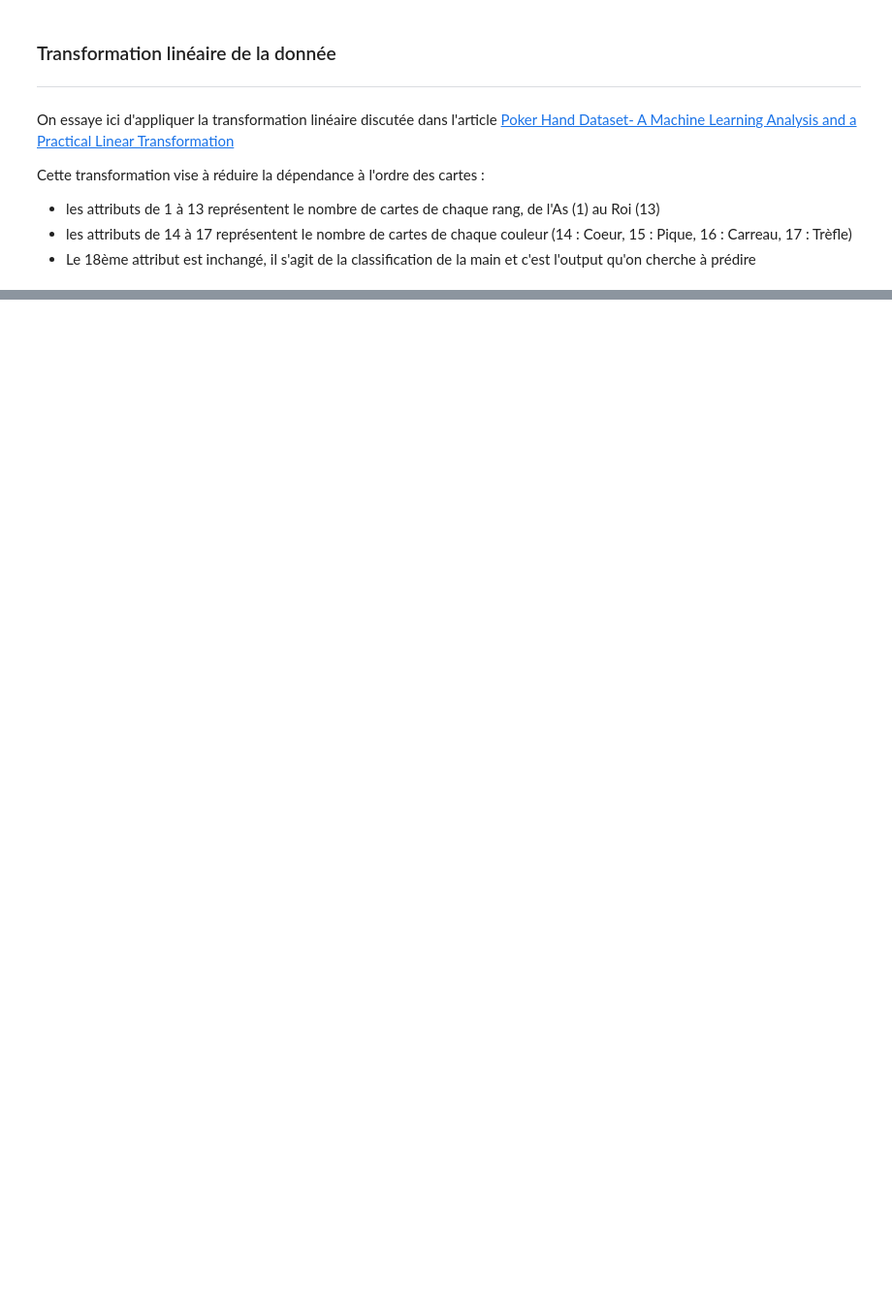
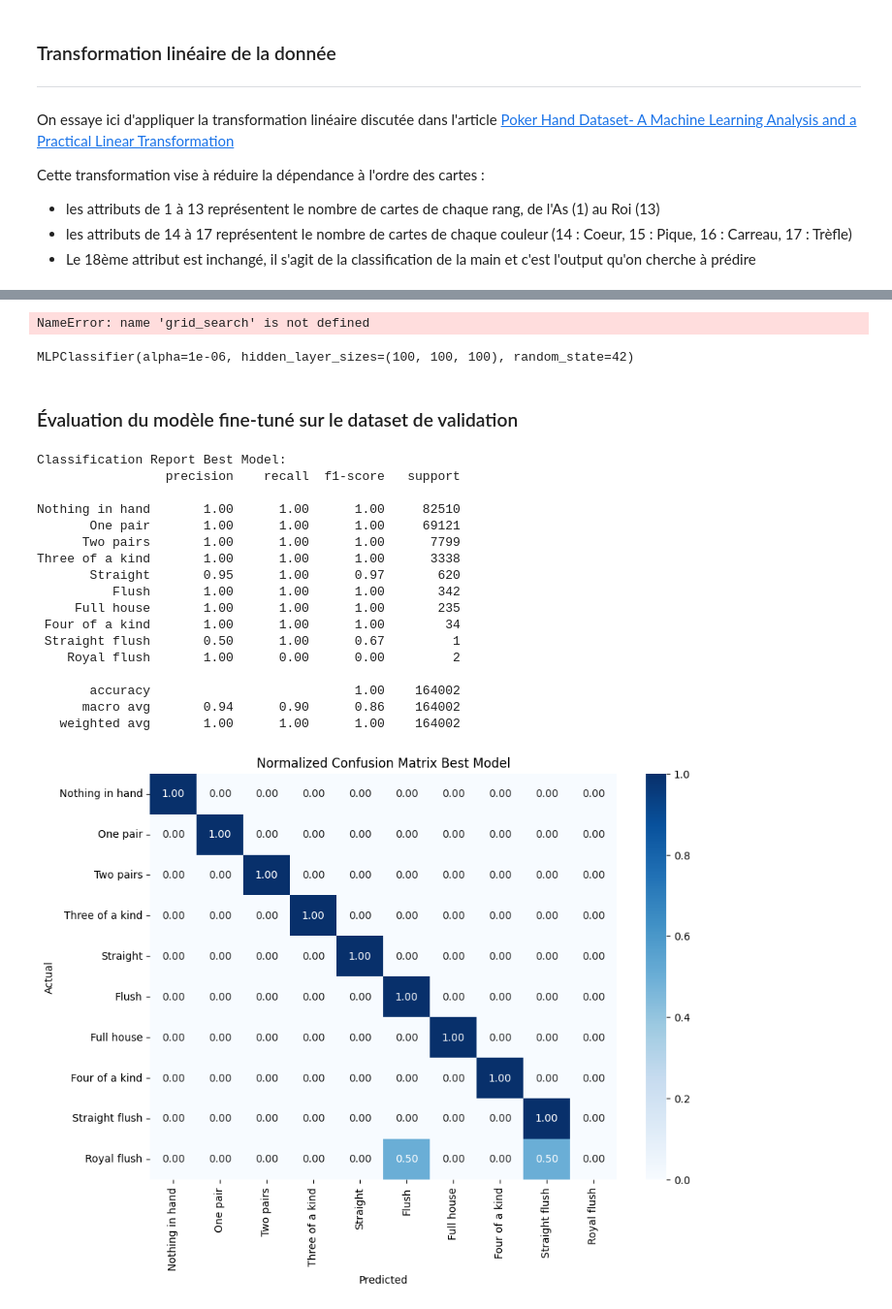
Before and after one commit to CyberlaClov/DAML_poker_hand, a Jupyter notebook: cp-neural-network.ipynb, the cells around one changed output, grey strips where cells are left out. Shown at 97% size. Cells and saved outputs as stored; diff of their text form; code cells hidden in the pictures; blank space fills up the shorter version.

```diff
--- a/cp-neural-network.ipynb
+++ b/cp-neural-network.ipynb
@@ -161,0 +230,80 @@ weighted avg       0.53      0.56      0.48    205002
+# %%
+# Get the best model from grid search
+best_model = grid_search.best_estimator_
+
+# Predict on the test set using the best model
+y_test_pred_best = best_model.predict(X_test_scaled)
+
+# Generate classification report for the best model
+report_best = classification_report(y_test, y_test_pred_best, target_names=list(class_names.values()), zero_division=1)
+print(f'Classification Report for Best Model:\n{report_best}')
+
+# Generate confusion matrix for the best model
+conf_matrix_best = confusion_matrix(y_test, y_test_pred_best)
+
+# Plot confusion matrix for the best model
+plt.figure(figsize=(10, 7))
+sns.heatmap(conf_matrix_best, annot=True, fmt='d', cmap='Blues', xticklabels=list(class_names.values()), yticklabels=list(class_names.values()))
+plt.xlabel('Predicted')
+plt.ylabel('Actual')
+plt.title('Confusion Matrix for Best Model')
+plt.show()
+# %% [output]
+NameError: name 'grid_search' is not defined
+# %%
+
+# Define the MLPClassifier model
+mlp = MLPClassifier(hidden_layer_sizes=(100, 100, 100),
+                    learning_rate_init=0.001,
+                    alpha=1e-6,
+                    activation="relu",
+                    solver='adam',
+                    random_state=42,
+                    max_iter=100
+                    )
+
+# Train the model
+mlp.fit(X_train_scaled, y_train.values.ravel())
+# %% [output]
+MLPClassifier(alpha=1e-06, hidden_layer_sizes=(100, 100, 100), random_state=42)
+# %% [markdown]
+### Évaluation du modèle fine-tuné sur le dataset de validation
+# %%
+# Predict on the test set
+y_val_pred = mlp.predict(X_val_scaled)
+
+# Generate classification report
+report = classification_report(y_val, y_val_pred, target_names=list(class_names.values()), zero_division=1)
+print(f'Classification Report Best Model:\n{report}')
+
+# Generate normalized confusion matrix
+conf_matrix = confusion_matrix(y_val, y_val_pred,
+                               normalize='true'
+                               )
+
+# Plot normalized confusion matrix
+plt.figure(figsize=(10, 7))
+sns.heatmap(conf_matrix, annot=True, fmt='.2f', cmap='Blues', xticklabels=list(class_names.values()), yticklabels=list(class_names.values()))
+plt.xlabel('Predicted')
+plt.ylabel('Actual')
+plt.title('Normalized Confusion Matrix Best Model')
+plt.show()
+# %% [output]
+Classification Report Best Model:
+                 precision    recall  f1-score   support
+
+Nothing in hand       1.00      1.00      1.00     82510
+       One pair       1.00      1.00      1.00     69121
+      Two pairs       1.00      1.00      1.00      7799
+Three of a kind       1.00      1.00      1.00      3338
+       Straight       0.95      1.00      0.97       620
+          Flush       1.00      1.00      1.00       342
+     Full house       1.00      1.00      1.00       235
+ Four of a kind       1.00      1.00      1.00        34
+ Straight flush       0.50      1.00      0.67         1
+    Royal flush       1.00      0.00      0.00         2
+
+       accuracy                           1.00    164002
+      macro avg       0.94      0.90      0.86    164002
+   weighted avg       1.00      1.00      1.00    164002
+[figure, added]
```
Also changed, not shown: parts of 17 cells of this notebook, 1 other file.
